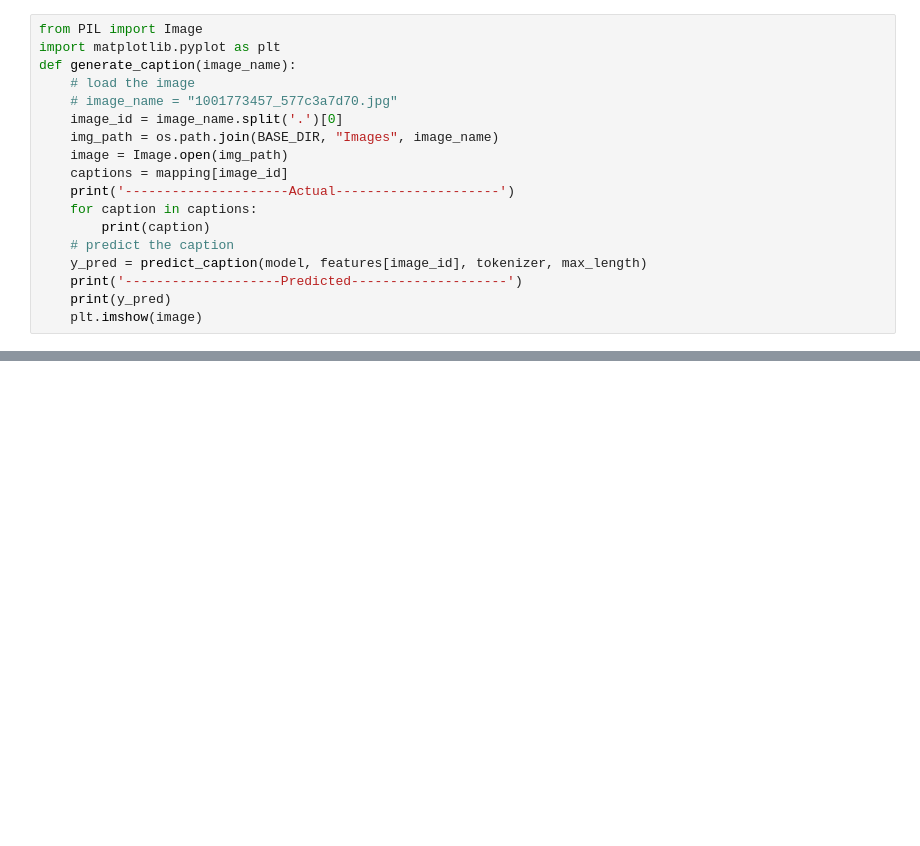
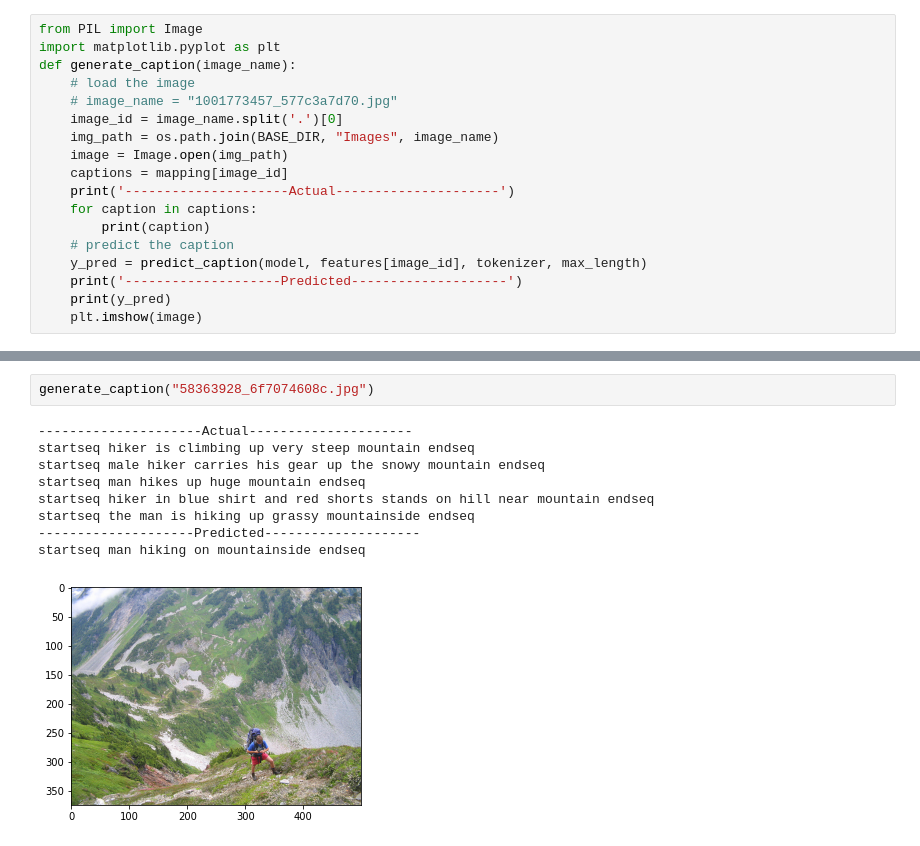
Before and after one commit to shailaja0303/image_captioning, a Jupyter notebook: notebook-1-imagecaptioning.ipynb, the cells around one changed output, grey strips where cells are left out. Drawn from its saved outputs; the diff is of its cells as text; blank space fills up the shorter version.

```diff
--- a/notebook-1-imagecaptioning.ipynb
+++ b/notebook-1-imagecaptioning.ipynb
@@ -394,0 +407,12 @@ startseq man in black coat and black pants is displaying paintings in the snow e
+# %%
+generate_caption("58363928_6f7074608c.jpg")
+# %% [output]
+---------------------Actual---------------------
+startseq hiker is climbing up very steep mountain endseq
+startseq male hiker carries his gear up the snowy mountain endseq
+startseq man hikes up huge mountain endseq
+startseq hiker in blue shirt and red shorts stands on hill near mountain endseq
+startseq the man is hiking up grassy mountainside endseq
+--------------------Predicted--------------------
+startseq man hiking on mountainside endseq
+[figure, added]
```
Also changed, not shown: parts of 8 cells of this notebook.
